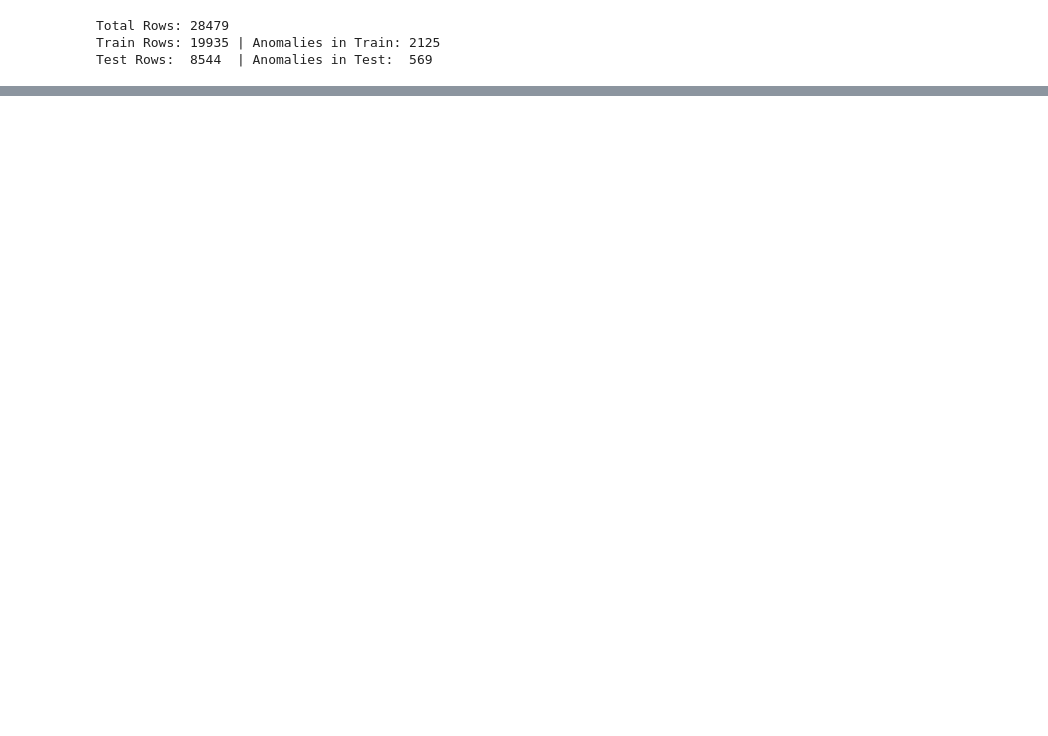
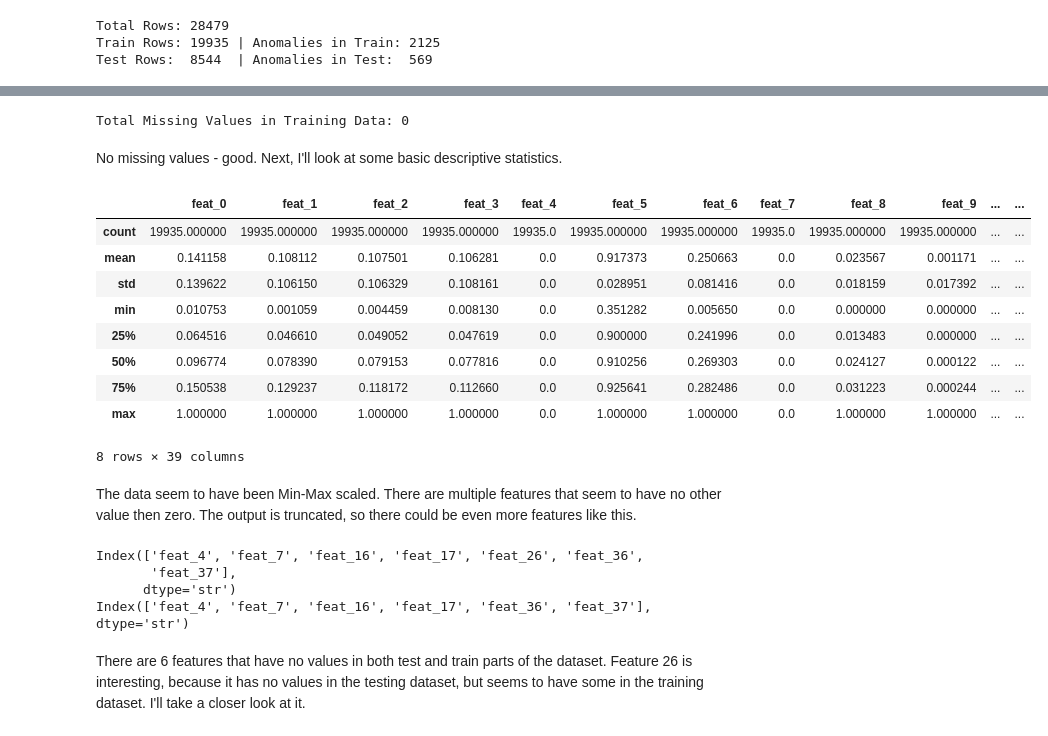
Before and after one commit to brenky7/cloud_metrics_predictions, a Jupyter notebook: notebooks/data_analysis.ipynb, the cells around one changed output, grey strips where cells are left out. Drawn from its saved outputs; the diff is of its cells as text; code cells hidden in the pictures; blank space fills up the shorter version.

```diff
--- a/notebooks/data_analysis.ipynb
+++ b/notebooks/data_analysis.ipynb
@@ -31,0 +42,37 @@ Test Rows:  8544  | Anomalies in Test:  569
+# %%
+# Check for Missing Values
+missing_values = train_df.isnull().sum().sum()
+
+print(f"Total Missing Values in Training Data: {missing_values}")
+# %% [output]
+Total Missing Values in Training Data: 0
+# %% [markdown]
+No missing values - good. Next, I'll look at some basic descriptive statistics.
+# %%
+train_df.describe()
+# %% [output]
+|  | feat_0 | feat_1 | feat_2 | feat_3 | feat_4 | feat_5 | feat_6 | feat_7 | feat_8 | feat_9 | ... | ... |
+| count | 19935.000000 | 19935.000000 | 19935.000000 | 19935.000000 | 19935.0 | 19935.000000 | 19935.000000 | 19935.0 | 19935.000000 | 19935.000000 | ... | ... |
+| mean | 0.141158 | 0.108112 | 0.107501 | 0.106281 | 0.0 | 0.917373 | 0.250663 | 0.0 | 0.023567 | 0.001171 | ... | ... |
+| std | 0.139622 | 0.106150 | 0.106329 | 0.108161 | 0.0 | 0.028951 | 0.081416 | 0.0 | 0.018159 | 0.017392 | ... | ... |
+| min | 0.010753 | 0.001059 | 0.004459 | 0.008130 | 0.0 | 0.351282 | 0.005650 | 0.0 | 0.000000 | 0.000000 | ... | ... |
+| 25% | 0.064516 | 0.046610 | 0.049052 | 0.047619 | 0.0 | 0.900000 | 0.241996 | 0.0 | 0.013483 | 0.000000 | ... | ... |
+| 50% | 0.096774 | 0.078390 | 0.079153 | 0.077816 | 0.0 | 0.910256 | 0.269303 | 0.0 | 0.024127 | 0.000122 | ... | ... |
+| 75% | 0.150538 | 0.129237 | 0.118172 | 0.112660 | 0.0 | 0.925641 | 0.282486 | 0.0 | 0.031223 | 0.000244 | ... | ... |
+| max | 1.000000 | 1.000000 | 1.000000 | 1.000000 | 0.0 | 1.000000 | 1.000000 | 0.0 | 1.000000 | 1.000000 | ... | ... |
+8 rows × 39 columns
+# %% [markdown]
+The data seem to have been Min-Max scaled. There are multiple features that seem to have no other value then zero. The output is truncated, so there could be even more features like this.
+# %%
+zero_variance_cols_train = train_df.columns[(train_df == 0).all()]
+zero_variance_cols_test = test_df.columns[(test_df == 0).all()]
+
+print(zero_variance_cols_test)
+print(zero_variance_cols_train)
+# %% [output]
+Index(['feat_4', 'feat_7', 'feat_16', 'feat_17', 'feat_26', 'feat_36',
+       'feat_37'],
+      dtype='str')
+Index(['feat_4', 'feat_7', 'feat_16', 'feat_17', 'feat_36', 'feat_37'], dtype='str')
+# %% [markdown]
+There are 6 features that have no values in both test and train parts of the dataset. Feature 26 is interesting, because it has no values in the testing dataset, but seems to have some in the training dataset. I'll take a closer look at it.
```
Also changed, not shown: parts of 16 cells of this notebook, 1 other file.
